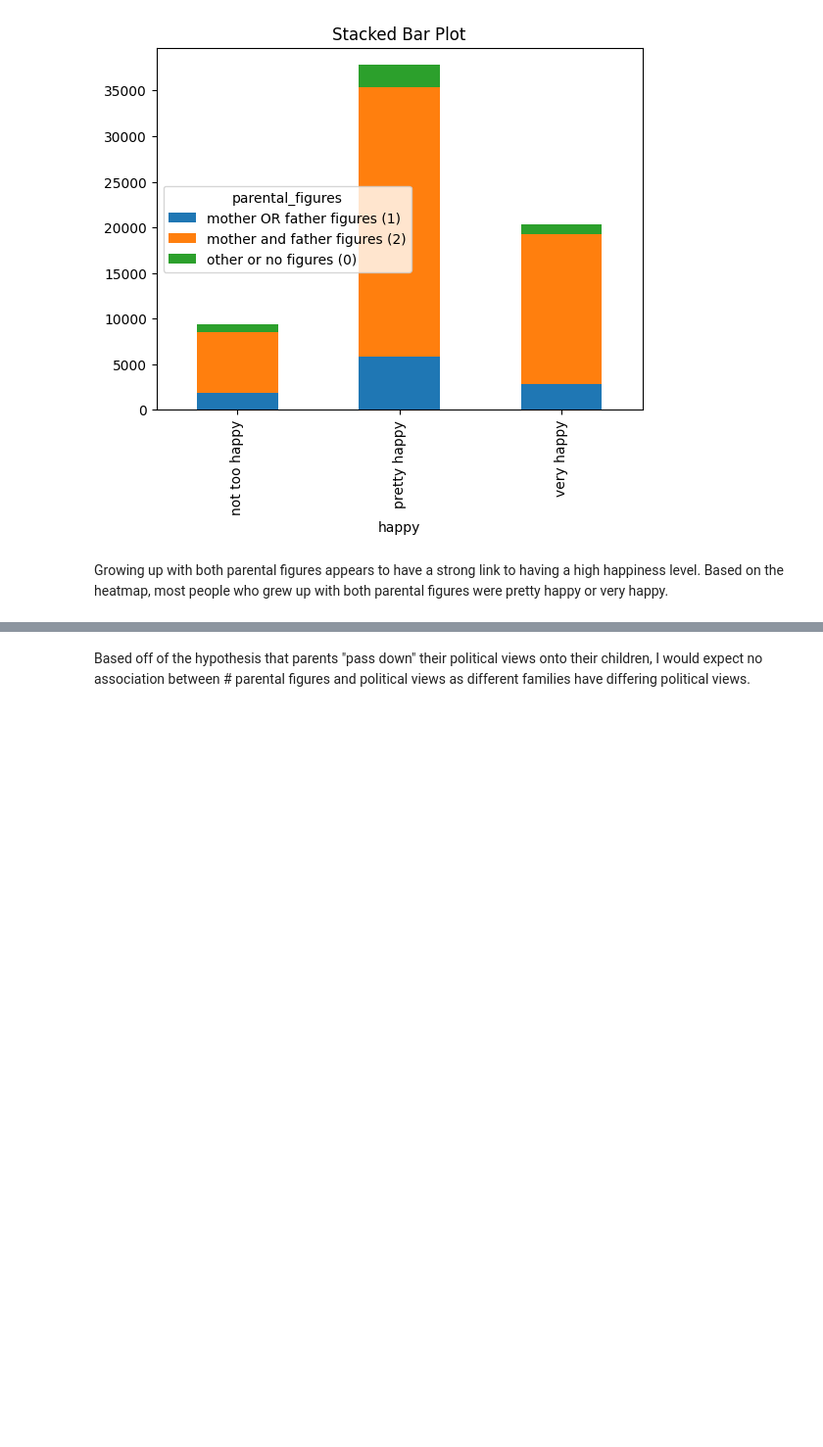
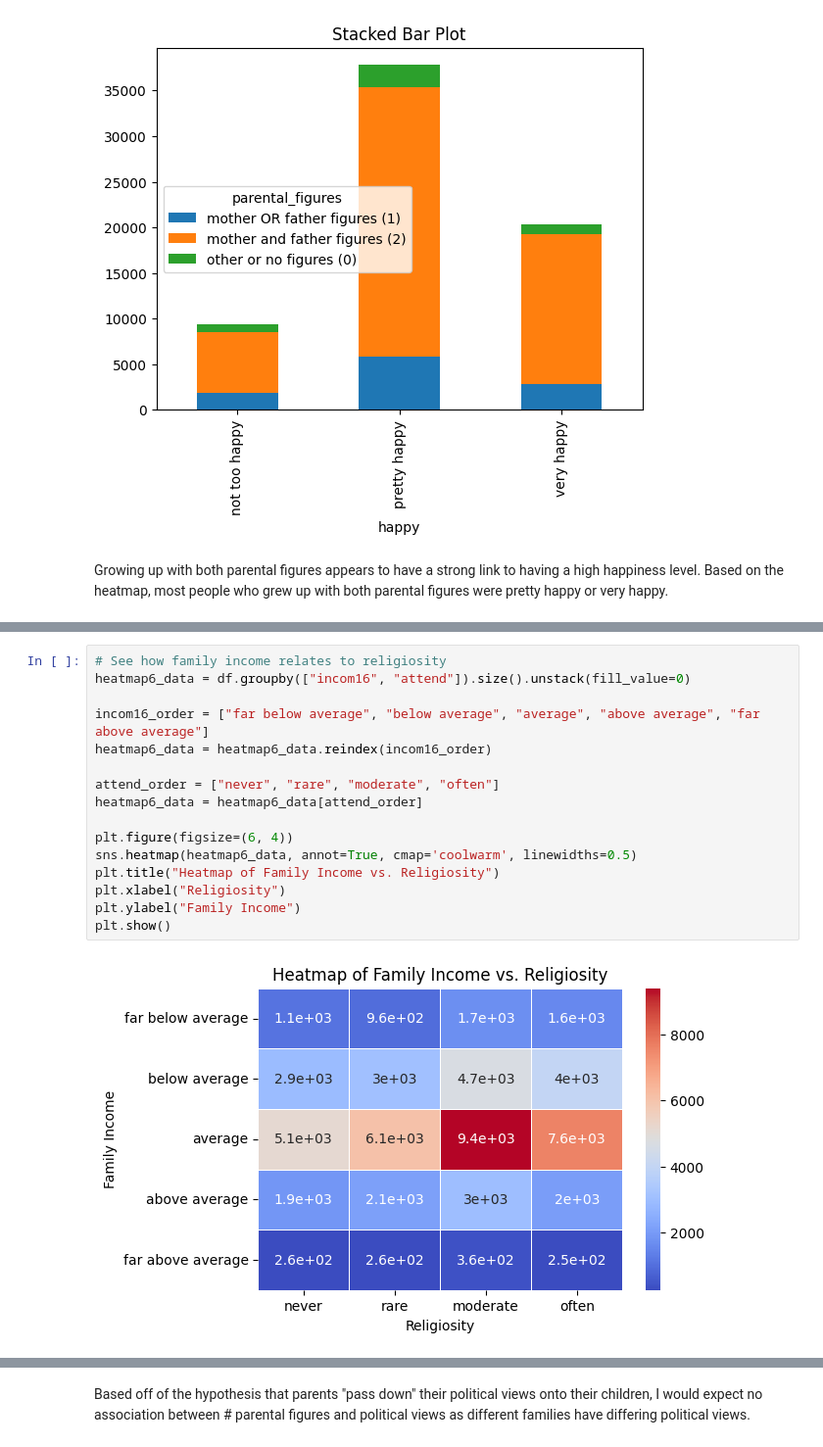
Before and after one commit to hasitanalluri/EDA, a Jupyter notebook: lab/gss.ipynb, the cells around one changed output, grey strips where cells are left out. Shown at 98% size. Cells and saved outputs as stored; diff of their text form; blank space fills up the shorter version.

```diff
--- a/lab/gss.ipynb
+++ b/lab/gss.ipynb
@@ -154,0 +194,18 @@ Growing up with both parental figures appears to have a strong link to having a
+# %%
+# See how family income relates to religiosity
+heatmap6_data = df.groupby(["incom16", "attend"]).size().unstack(fill_value=0)
+
+incom16_order = ["far below average", "below average", "average", "above average", "far above average"]
+heatmap6_data = heatmap6_data.reindex(incom16_order)
+
+attend_order = ["never", "rare", "moderate", "often"]
+heatmap6_data = heatmap6_data[attend_order]
+
+plt.figure(figsize=(6, 4))
+sns.heatmap(heatmap6_data, annot=True, cmap='coolwarm', linewidths=0.5)
+plt.title("Heatmap of Family Income vs. Religiosity")
+plt.xlabel("Religiosity")
+plt.ylabel("Family Income")
+plt.show()
+# %% [output]
+[figure, added]
```
Also changed, not shown: parts of 10 cells of this notebook.
